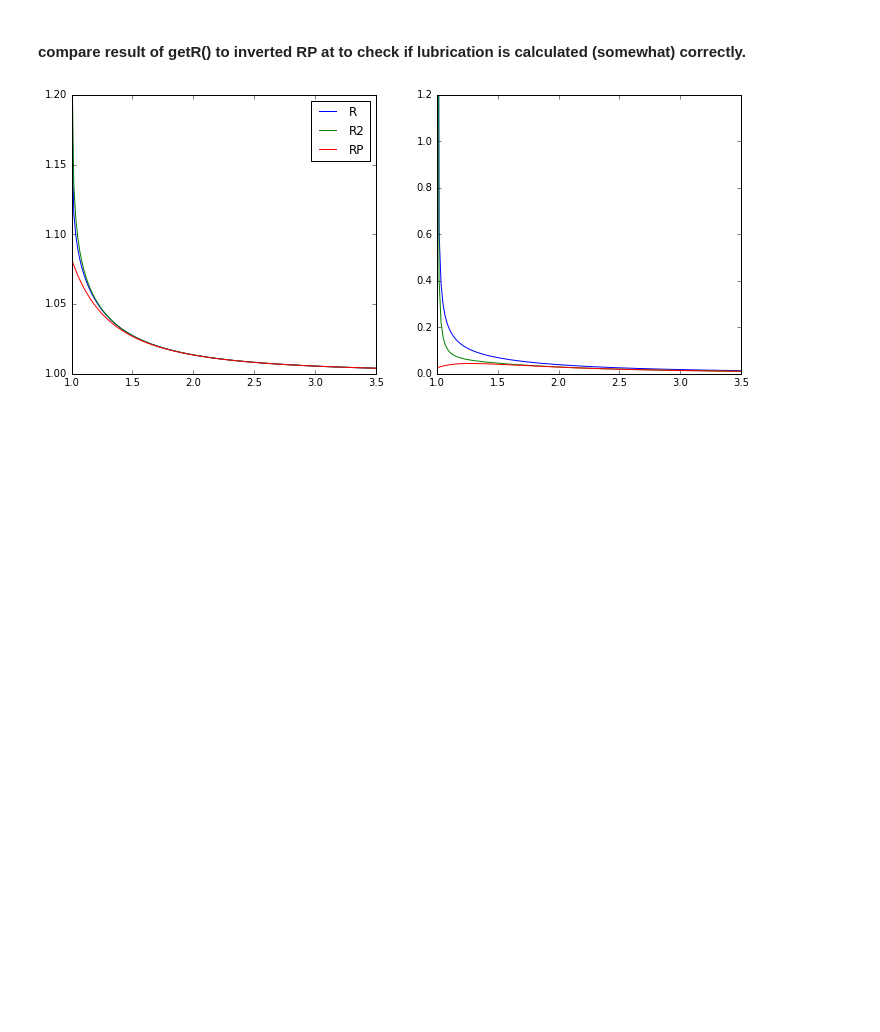
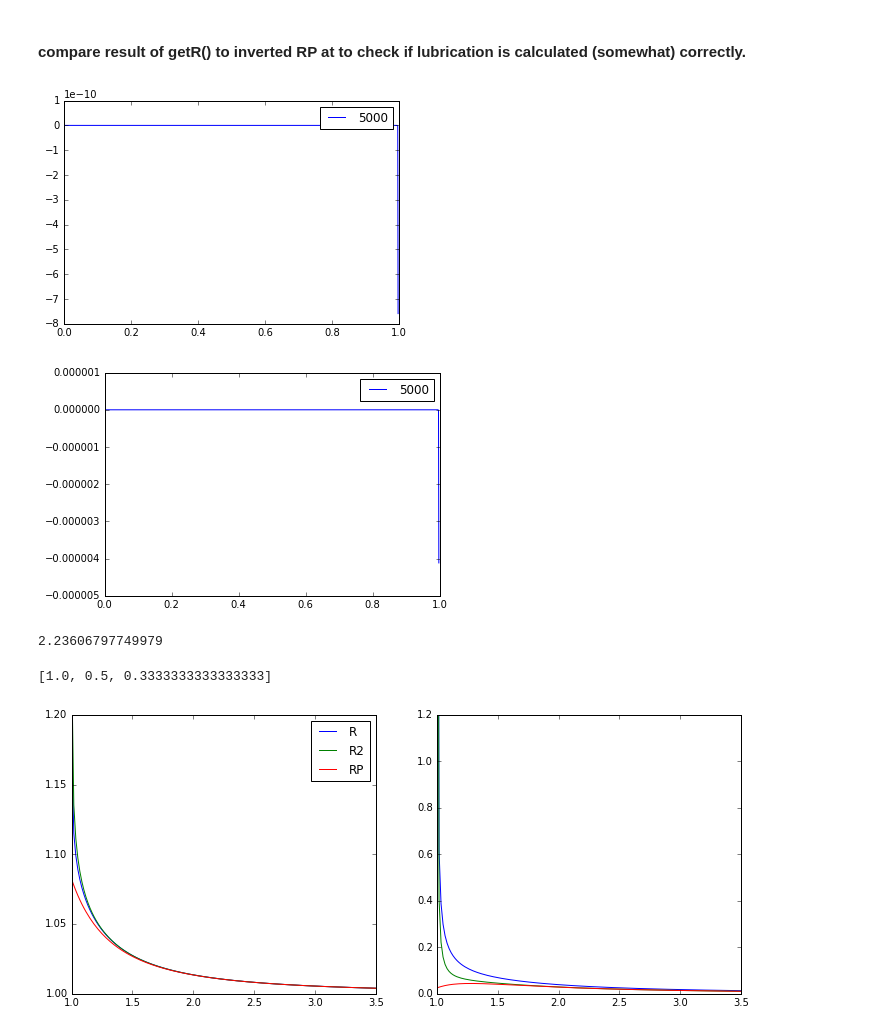
Before and after one commit to JohannHansing/iPythonNB, a Jupyter notebook: HIforBD/HIforBD.ipynb, the cells around one changed output. Cells and saved outputs as stored; diff of their text form; code cells hidden in the pictures; blank space fills up the shorter version.

```diff
--- a/HIforBD/HIforBD.ipynb
+++ b/HIforBD/HIforBD.ipynb
@@ -340,5 +276,31 @@ for n in range(4,7):
 # %% [markdown]
 #### compare result of getR() to inverted RP at to check if lubrication is calculated (somewhat) correctly.
+# %%
+xs = np.arange(0,0.999,0.001)
+def lnTayl(x,M):
+    return (np.log(1-x) + sum([x**m /m for m in range(1,M)]))
+def lnTayl2(x,M):
+    return (-(1-x)*np.log(1-x) + sum([2*x**m /m/h(2*m) for m in range(1,M)]))
+M=5000
+plt.plot(xs,lnTayl2(xs,M),label=str(M))
+#plt.ylim([-0.1,0])
+plt.legend()
+plt.show()
+plt.plot(xs,lnTayl(xs,M),label=str(M))
+#plt.xlim([])
+plt.legend()
+plt.show()
+2./0.8**0.5
+# %% [output]
+[figure, added]
+[figure, added]
+2.23606797749979
+# %%
+M=4
+x=1
+[x**m /m for m in range(1,M)]
+# %% [output]
+[1.0, 0.5, 0.3333333333333333]
 # %%
 def getInvRP(rvec,p,a,i=0,j=0,full=False):
     RP2p = np.identity(6)
```
Also changed, not shown: parts of 14 cells of this notebook, 3 other files.
